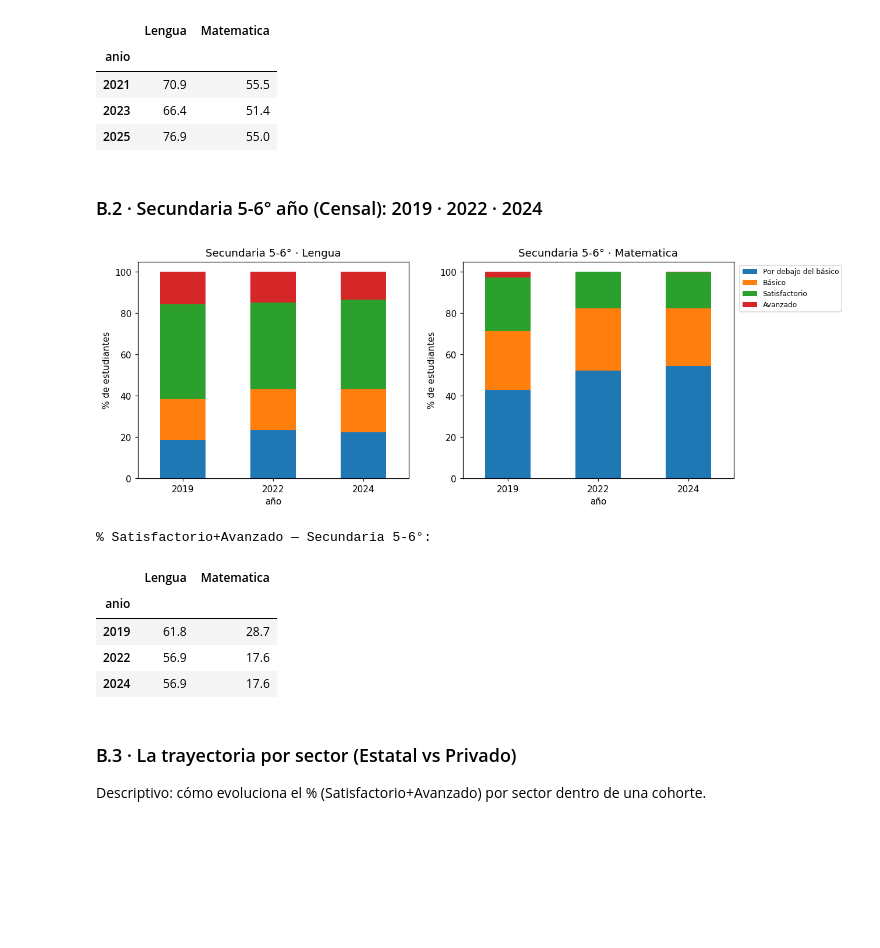
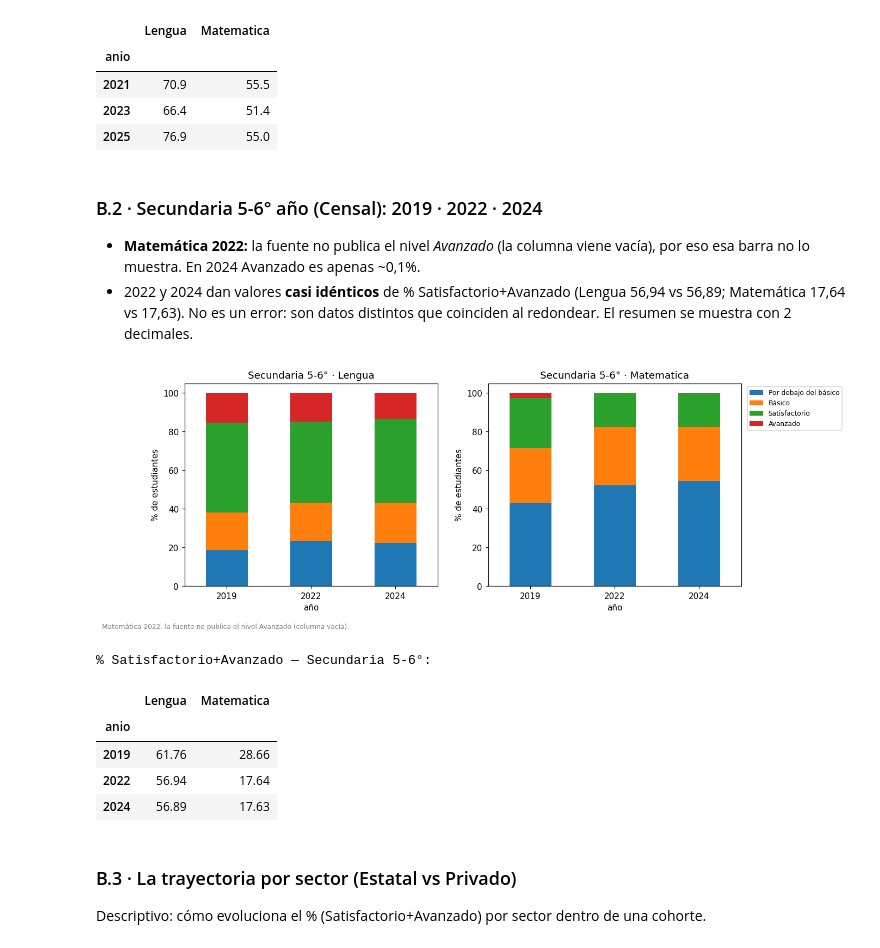
Before and after one commit to santiagoriverti/analisis_pruebas_aprender, a Jupyter notebook: 01_analisis.ipynb, the cells around one changed output. Cells and saved outputs as stored; diff of their text form; code cells hidden in the pictures; blank space fills up the shorter version.

```diff
--- a/01_analisis.ipynb
+++ b/01_analisis.ipynb
@@ -70,6 +80,19 @@ def suma_anios(df, prefijo, anios_estudio):
     return df.groupby('anio')[cols].sum().sum(axis=1)
 def tasa(df, numerador, anios_estudio):
     return (suma_anios(df, numerador, anios_estudio) / suma_anios(df, 'inicial', anios_estudio) * 100)
+
+# --- RA Trayectoria: el relevamiento del año t informa el ciclo lectivo t-1 ---
+NOTA_CICLO = ('Base Trayectoria (RA): el relevamiento del año t informa el ciclo lectivo t−1; '
+              'el eje muestra el ciclo lectivo.')
+def a_ciclo_lectivo(tabla):
+    out = tabla.copy(); out.index = out.index - 1; out.index.name = 'ciclo_lectivo'
+    return out
+
+# --- Estilo de líneas: la serie 'Total' en negro punteado, el resto línea con marcador ---
+def estilo_total(columnas):
+    return {col: ('k--o' if str(col).startswith('Total') else '-o') for col in columnas}
+def nota(fig, texto):
+    fig.text(0.01, -0.03, texto, fontsize=8, color='gray', ha='left', va='top')
 
 # --- APRENDER: armonización de niveles de desempeño (escala de 4) ---
 ORDEN4 = ['Por debajo del básico', 'Básico', 'Satisfactorio', 'Avanzado']
@@ -263,27 +338,32 @@ print('% Satisfactorio+Avanzado — Primaria 6°:'); resumen_p.round(1)
 | 2025 | 76.9 | 55.0 |
 # %% [markdown]
 ### B.2 · Secundaria 5-6° año (Censal): 2019 · 2022 · 2024
+- **Matemática 2022:** la fuente no publica el nivel *Avanzado* (la columna viene vacía), por eso esa barra no lo muestra.
+  En 2024 Avanzado es apenas ~0,1%.
+- 2022 y 2024 dan valores **casi idénticos** de % Satisfactorio+Avanzado (Lengua 56,94 vs 56,89; Matemática 17,64 vs 17,63).
+  No es un error: son datos distintos que coinciden al redondear. El resumen se muestra con 2 decimales.
 # %%
 anios_s = [2019, 2022, 2024]
 fig, ax = plt.subplots(1, 2, figsize=(12,4.4))
 for i, area in enumerate(['Lengua', 'Matematica']):
     s = serie_cohorte('Secundaria', '5-6 año', 'Censal', area, anios_s)
     s.plot(kind='bar', stacked=True, ax=ax[i], title=f'Secundaria 5-6° · {area}')
     ax[i].set_xlabel('año'); ax[i].set_ylabel('% de estudiantes'); ax[i].tick_params(axis='x', rotation=0)
     ax[i].legend().set_visible(i==1)
 if ax[1].get_legend(): ax[1].legend(bbox_to_anchor=(1.01,1), fontsize=8)
+nota(fig, 'Matemática 2022: la fuente no publica el nivel Avanzado (columna vacía).')
 guardar(fig, 'B2_desempeno_secundaria56'); plt.show()
 resumen_s = pd.DataFrame({area: serie_cohorte('Secundaria','5-6 año','Censal',area,anios_s)[['Satisfactorio','Avanzado']].sum(axis=1)
                           for area in ['Lengua','Matematica']})
-print('% Satisfactorio+Avanzado — Secundaria 5-6°:'); resumen_s.round(1)
+print('% Satisfactorio+Avanzado — Secundaria 5-6°:'); resumen_s.round(2)
 # %% [output]
-[figure, old version]
+[figure, new version]
 % Satisfactorio+Avanzado — Secundaria 5-6°:
 |  | Lengua | Matematica |
 | anio |  |  |
-| 2019 | 61.8 | 28.7 |
-| 2022 | 56.9 | 17.6 |
-| 2024 | 56.9 | 17.6 |
+| 2019 | 61.76 | 28.66 |
+| 2022 | 56.94 | 17.64 |
+| 2024 | 56.89 | 17.63 |
 # %% [markdown]
 ### B.3 · La trayectoria por sector (Estatal vs Privado)
 Descriptivo: cómo evoluciona el % (Satisfactorio+Avanzado) por sector dentro de una cohorte.
```
Also changed, not shown: parts of 15 cells of this notebook, 3 other files.
